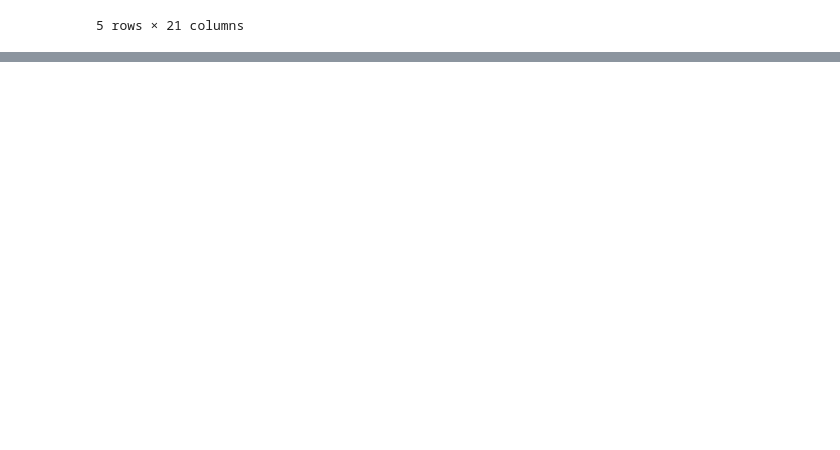
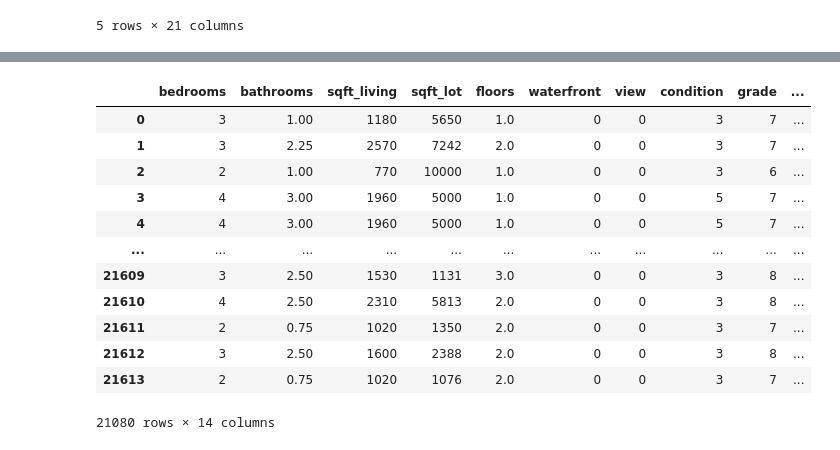
Before and after one commit to alwinbshaji/Data-Science, a Jupyter notebook: Deeplearning.ipynb, the cells around one changed output, grey strips where cells are left out. Saved outputs shown, nothing was run; the diff lists cells and outputs as text; code cells hidden in the pictures; blank space fills up the shorter version.

```diff
--- a/Deeplearning.ipynb
+++ b/Deeplearning.ipynb
@@ -34,0 +121,8 @@ mydf.head(5)
+# %%
+#using for loop , loop through each row check for condition
+#and fill approrocate values for house_age
+for i,j in enumerate(mydf['yr_renovated']):
+  if (j==0):
+    mydf['house_age'][i] = mydf['reg_year'][i] - mydf['yr_built'][i]
+  else:
+    mydf['house_age'][i] = mydf['reg_year'][i] - mydf['yr_renovated'][i]
@@ -34,0 +136,3 @@ mydf.head(5)
+# %%
+#remove al the irrelated solumns in polace
+mydf.drop(['id','lat','zipcode','long','date','yr_built','yr_renovated','reg_year'],axis=1,inplace=True)
@@ -34,0 +157,6 @@ mydf.head(5)
+# %%
+#by describing we found that the house_age at somplace is <0
+#so we haveto retain oly those values filyer those values and
+#reasign that to the dataframe
+mydf = mydf[mydf['house_age']>=0]
+mydf.describe()
@@ -34,0 +181,21 @@ mydf.head(5)
+# %%
+#now our data is clean to be filtere into the model
+#split the dataset into x and y - input adn output
+x = mydf.drop(['price'],axis=1) #all columns except is the input
+y = mydf['price'] #only the price column is the output
+# %%
+x
+# %% [output]
+|  | bedrooms | bathrooms | sqft_living | sqft_lot | floors | waterfront | view | condition | grade | ... |
+| 0 | 3 | 1.00 | 1180 | 5650 | 1.0 | 0 | 0 | 3 | 7 | ... |
+| 1 | 3 | 2.25 | 2570 | 7242 | 2.0 | 0 | 0 | 3 | 7 | ... |
+| 2 | 2 | 1.00 | 770 | 10000 | 1.0 | 0 | 0 | 3 | 6 | ... |
+| 3 | 4 | 3.00 | 1960 | 5000 | 1.0 | 0 | 0 | 5 | 7 | ... |
+| 4 | 4 | 3.00 | 1960 | 5000 | 1.0 | 0 | 0 | 5 | 7 | ... |
+| ... | ... | ... | ... | ... | ... | ... | ... | ... | ... | ... |
+| 21609 | 3 | 2.50 | 1530 | 1131 | 3.0 | 0 | 0 | 3 | 8 | ... |
+| 21610 | 4 | 2.50 | 2310 | 5813 | 2.0 | 0 | 0 | 3 | 8 | ... |
+| 21611 | 2 | 0.75 | 1020 | 1350 | 2.0 | 0 | 0 | 3 | 7 | ... |
+| 21612 | 3 | 2.50 | 1600 | 2388 | 2.0 | 0 | 0 | 3 | 8 | ... |
+| 21613 | 2 | 0.75 | 1020 | 1076 | 2.0 | 0 | 0 | 3 | 7 | ... |
+21080 rows × 14 columns
```
Also changed, not shown: parts of 21 cells of this notebook.
